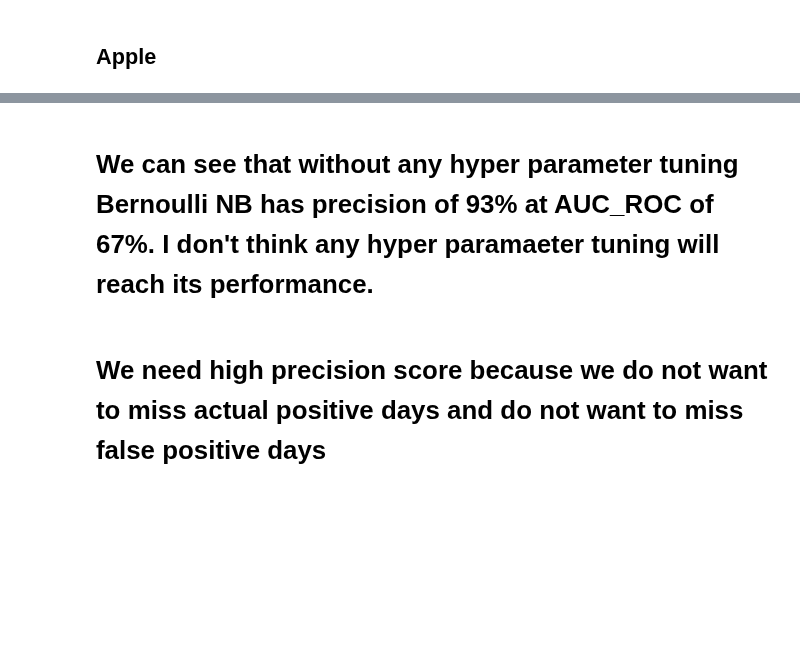
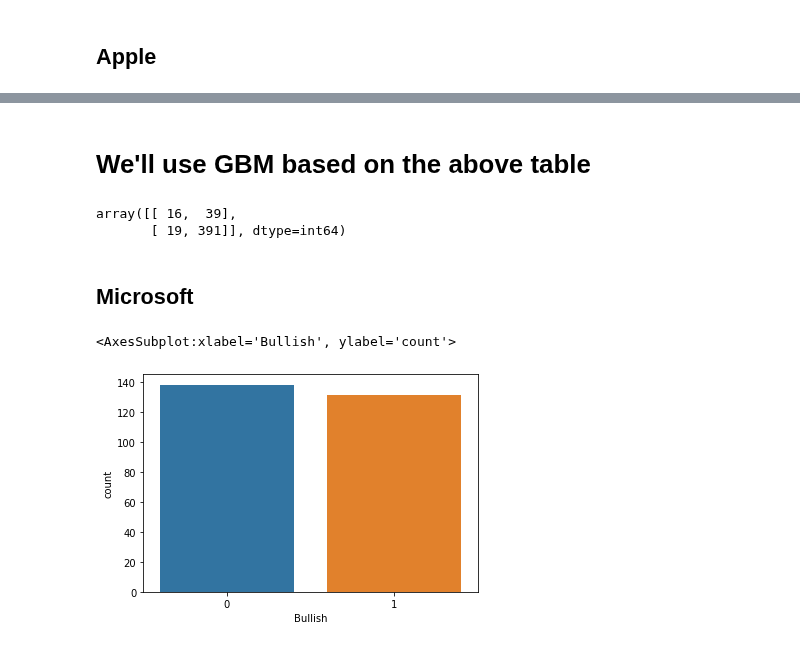
Before and after one commit to AnupamMisra/Data-science-projects, a Jupyter notebook: Stock_from_sentiment/Code/firstnb.ipynb, the cells around one changed output, grey strips where cells are left out. Drawn from its saved outputs; the diff is of its cells as text; code cells hidden in the pictures; blank space fills up the shorter version.

Commit message:
apple work completed

```diff
--- a/Stock_from_sentiment/Code/firstnb.ipynb
+++ b/Stock_from_sentiment/Code/firstnb.ipynb
@@ -82,3 +84,10 @@ micro.drop(['Date','Open','High','Low','Close','Adj Close','Volume'],axis=1,inpl
 # %%
 apple.Bullish=apple.Bullish.astype('int')
 micro.Bullish=micro.Bullish.astype('int')
+# %%
+p=PorterStemmer()
+for i in range(len(micro.News)):
+    for word in word_tokenize(micro.News.iloc[i]):
+        sentence=sentence+" "+p.stem(word)
+    micro.News.iloc[i]=sentence
+    sentence=''
@@ -150,4 +205,14 @@ scores
-# %% [markdown]
-# We can see that without any hyper parameter tuning Bernoulli NB has precision of 93% at AUC_ROC of 67%. I don't think any hyper paramaeter tuning will reach its performance.
-# %% [markdown]
-# We need high precision score because we do not want to miss actual positive days and do not want to miss false positive days
+# %% [markdown]
+# We'll use GBM based on the above table
+# %%
+confusion_matrix(apple_y_test,GBM.predict(apple_X_test))
+# %% [output]
+array([[ 16,  39],
+       [ 19, 391]], dtype=int64)
+# %% [markdown]
+## Microsoft
+# %%
+sns.countplot(msft_y_test)
+# %% [output]
+<AxesSubplot:xlabel='Bullish', ylabel='count'>
+[figure, added]
```
Also changed, not shown: parts of 13 cells of this notebook.
